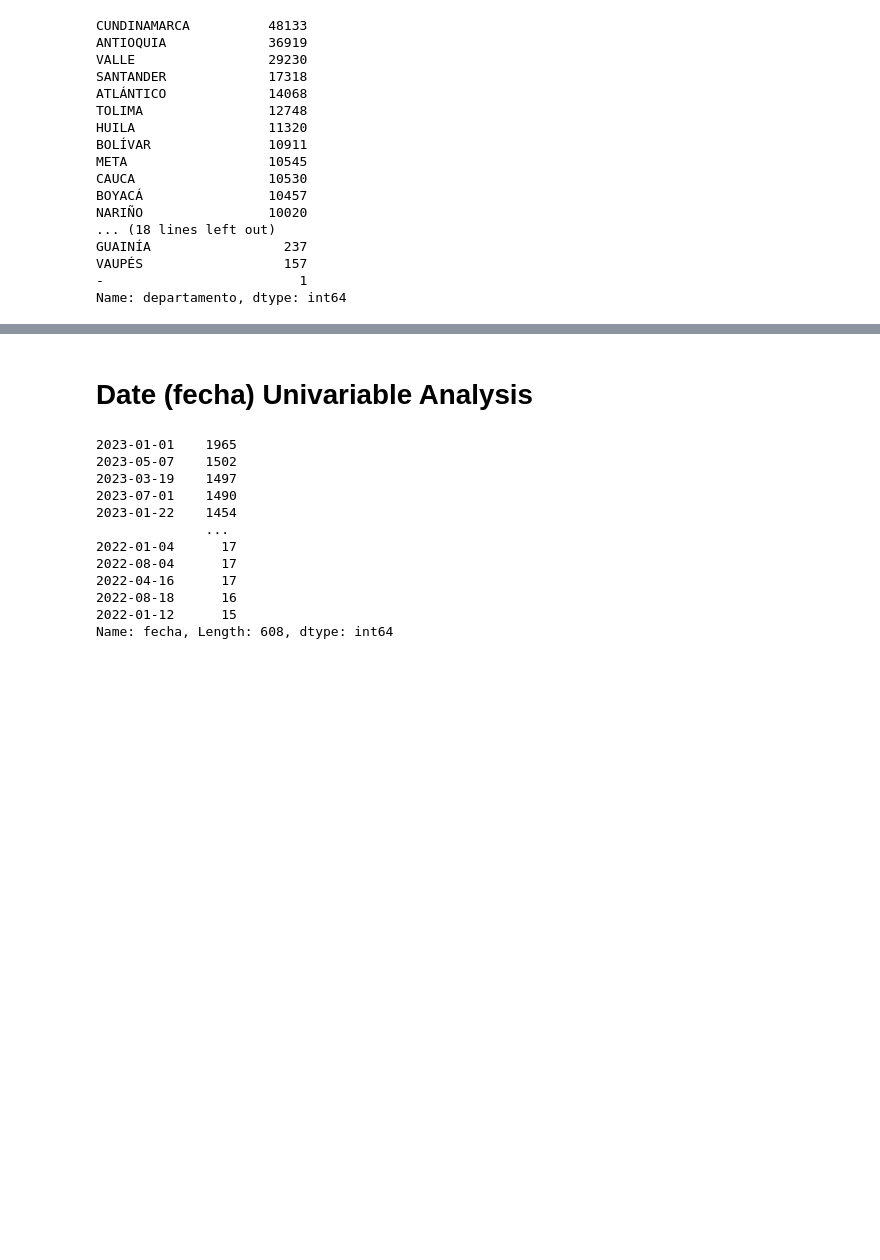
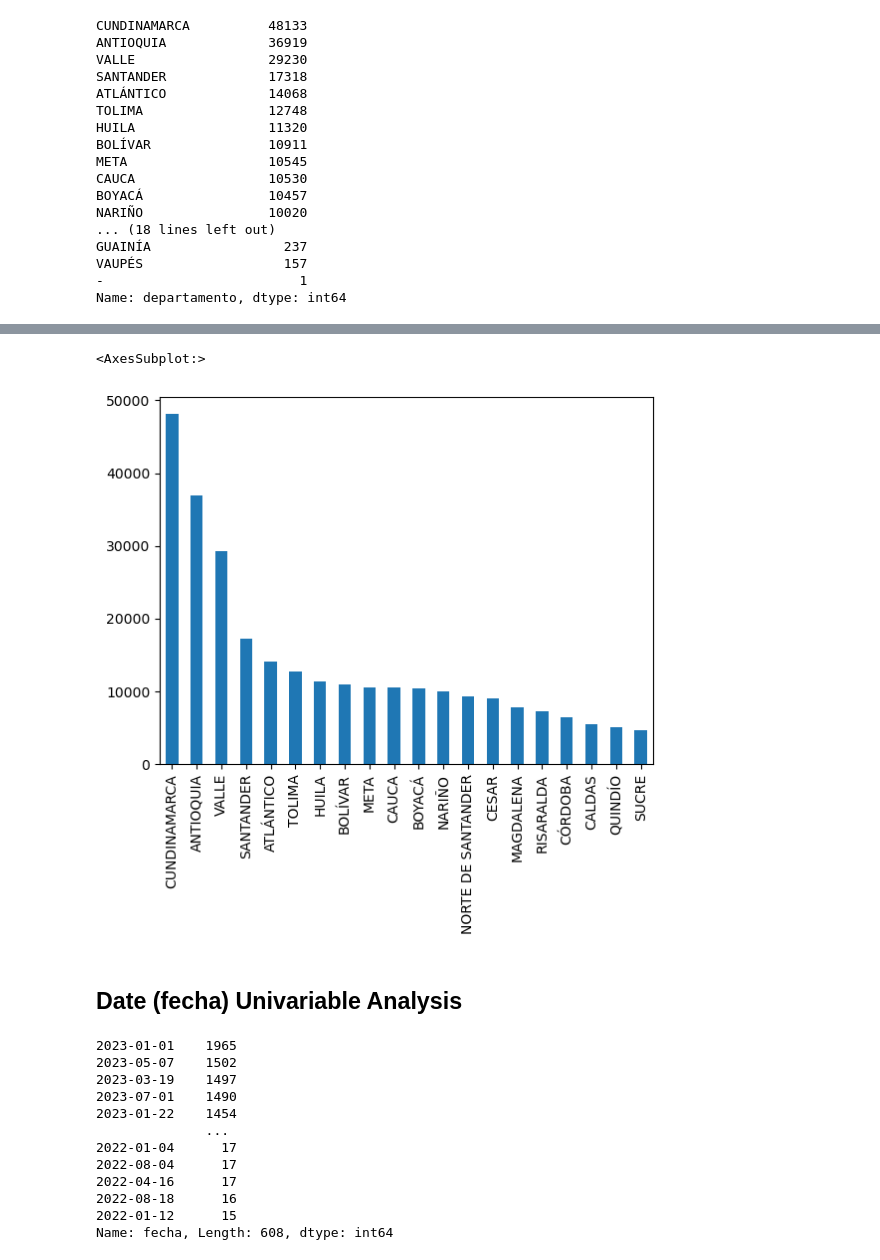
Before and after one commit to Alejolamilla/Colombian-Crimes, a Jupyter notebook: Notebooks/02_EDA.ipynb, the cells around one changed output, grey strips where cells are left out. Cells and saved outputs as stored; diff of their text form; code cells hidden in the pictures; blank space fills up the shorter version.

Commit message:
finished univariable analisys, started with multivariable analysis

```diff
--- a/Notebooks/02_EDA.ipynb
+++ b/Notebooks/02_EDA.ipynb
@@ -96,5 +103,10 @@ Name: departamento, dtype: int64
+# %%
+df["departamento"].value_counts().head(20).plot(kind="bar")
+# %% [output]
+<AxesSubplot:>
+[figure, added]
 # %% [markdown]
-# Date (fecha) Univariable Analysis
+## Date (fecha) Univariable Analysis
 # %%
 # convert to datetime the variable
 df["fecha"] = pd.to_datetime(df["fecha"], format="%Y-%m-%d")
```
Also changed, not shown: parts of 22 cells of this notebook.
